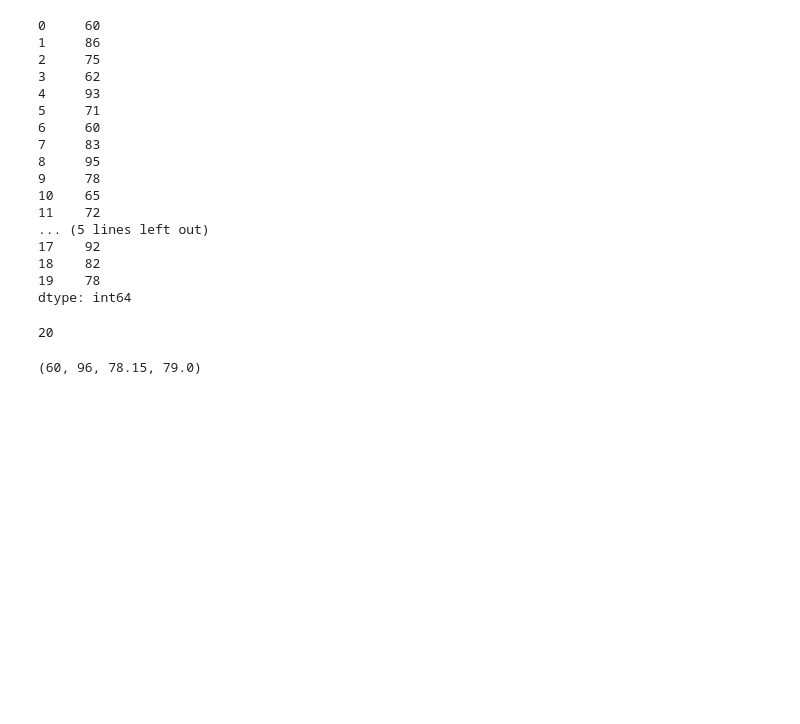
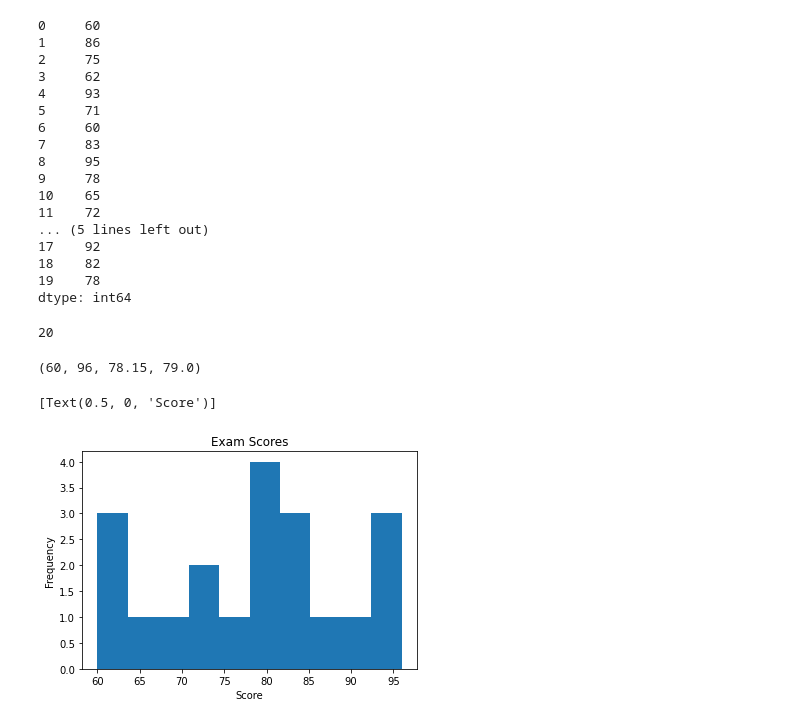
Before and after one commit to dashbringhurst/numpy-pandas-visualization-exercises, a Jupyter notebook: pandas_series.ipynb, the cells around one changed output. Saved outputs shown, nothing was run; the diff lists cells and outputs as text; code cells hidden in the pictures; blank space fills up the shorter version.

```diff
--- a/pandas_series.ipynb
+++ b/pandas_series.ipynb
@@ -410,6 +459,11 @@ exam_scores.min(), exam_scores.max(), exam_scores.mean(), exam_scores.median()
 (60, 96, 78.15, 79.0)
 # %%
 # Plot the Series in a meaningful way and make sure your chart has a title and axis labels.
+
+exam_scores.plot.hist(title='Exam Scores').set(xlabel='Score')
+# %% [output]
+[Text(0.5, 0, 'Score')]
+[figure, added]
 # %%
 # Write the code necessary to implement a curve for your exam_grades Series and save this
 # as curved_grades. Add the necessary points to the highest grade to make it 100, and add
```
Also changed, not shown: parts of 13 cells of this notebook.
